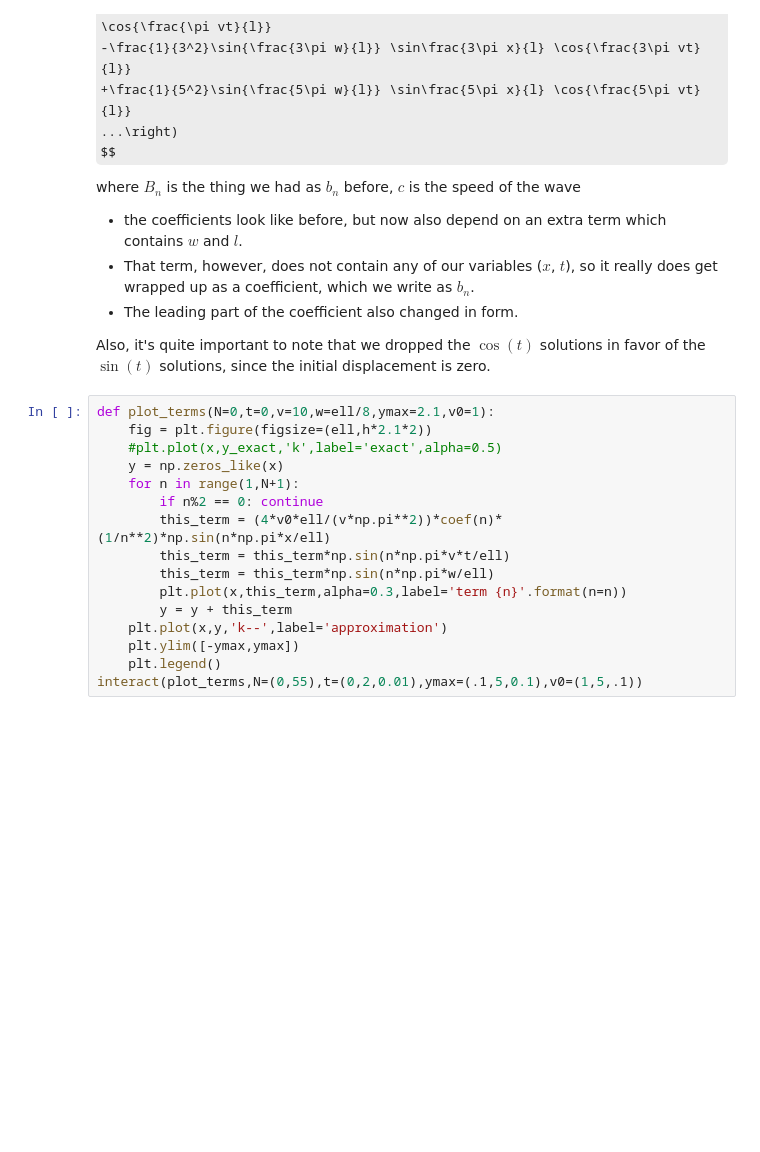
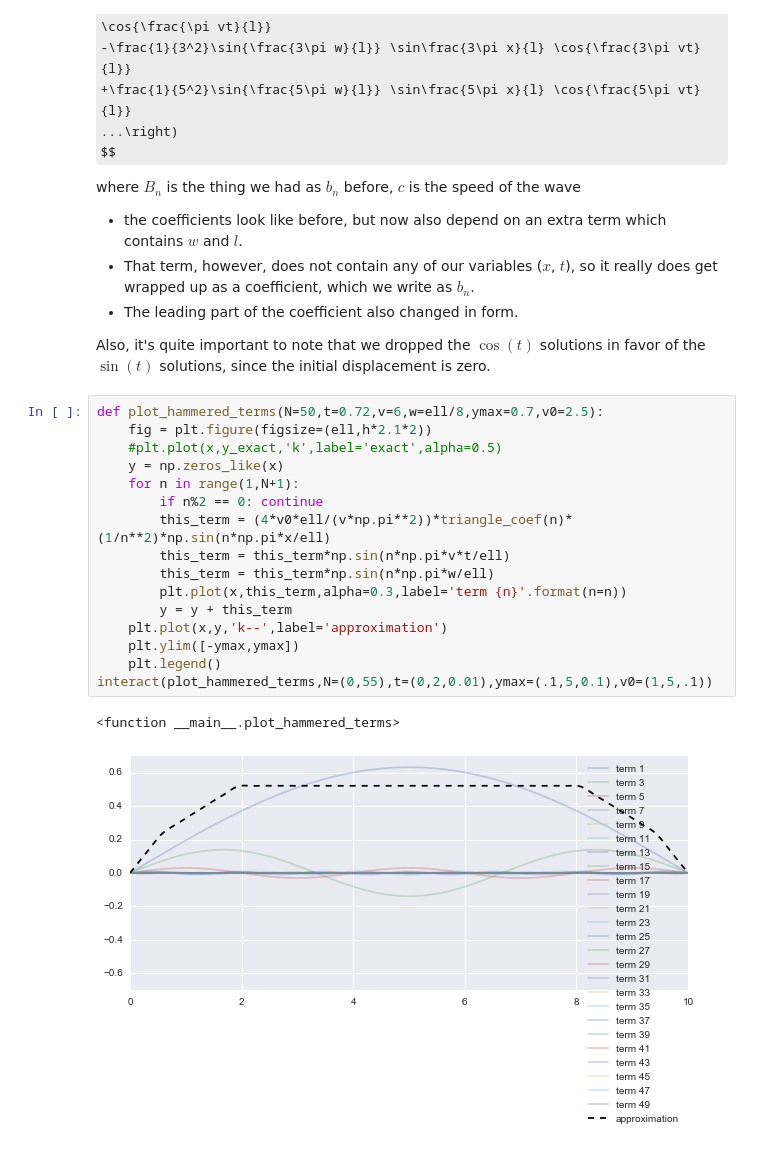
Before and after one commit to mglerner/MathematicalPhysics, a Jupyter notebook: Fourier/Plucked and Hammered String.ipynb, the cells around one changed output. Saved outputs shown, nothing was run; the diff lists cells and outputs as text; some formulas as TeX source; blank space fills up the shorter version.

```diff
--- a/Fourier/Plucked and Hammered String.ipynb
+++ b/Fourier/Plucked and Hammered String.ipynb
@@ -178,18 +181,21 @@ where $B_n$ is the thing we had as $b_n$ before, $c$ is the speed of the wave
 
 Also, it's quite important to note that we dropped the $\cos(t)$ solutions in favor of the $\sin(t)$ solutions, since the initial displacement is zero.
 # %%
-def plot_terms(N=0,t=0,v=10,w=ell/8,ymax=2.1,v0=1):
+def plot_hammered_terms(N=50,t=0.72,v=6,w=ell/8,ymax=0.7,v0=2.5):
     fig = plt.figure(figsize=(ell,h*2.1*2))
     #plt.plot(x,y_exact,'k',label='exact',alpha=0.5)
     y = np.zeros_like(x)
     for n in range(1,N+1):
         if n%2 == 0: continue
-        this_term = (4*v0*ell/(v*np.pi**2))*coef(n)*(1/n**2)*np.sin(n*np.pi*x/ell)
+        this_term = (4*v0*ell/(v*np.pi**2))*triangle_coef(n)*(1/n**2)*np.sin(n*np.pi*x/ell)
         this_term = this_term*np.sin(n*np.pi*v*t/ell)
         this_term = this_term*np.sin(n*np.pi*w/ell)
         plt.plot(x,this_term,alpha=0.3,label='term {n}'.format(n=n))
         y = y + this_term
     plt.plot(x,y,'k--',label='approximation')
     plt.ylim([-ymax,ymax])
     plt.legend()
-interact(plot_terms,N=(0,55),t=(0,2,0.01),ymax=(.1,5,0.1),v0=(1,5,.1))
+interact(plot_hammered_terms,N=(0,55),t=(0,2,0.01),ymax=(.1,5,0.1),v0=(1,5,.1))
+# %% [output]
+<function __main__.plot_hammered_terms>
+[figure, added]
```
Also changed, not shown: parts of 4 cells of this notebook.
